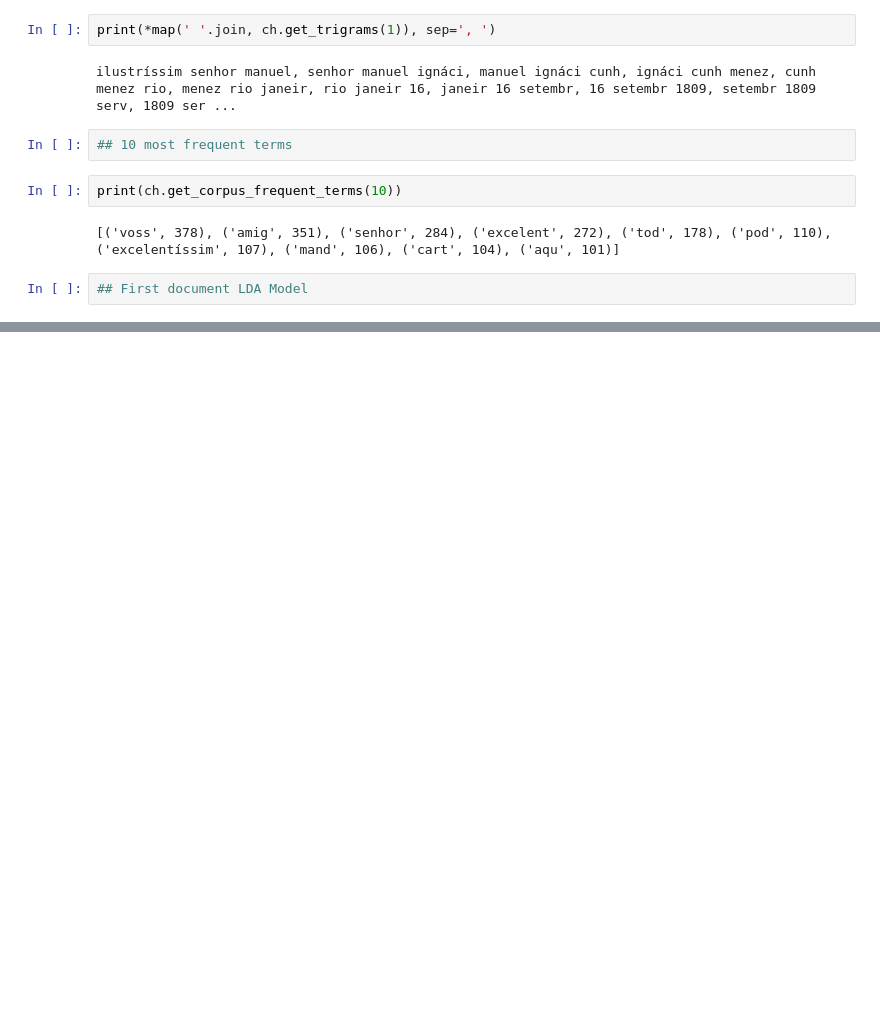
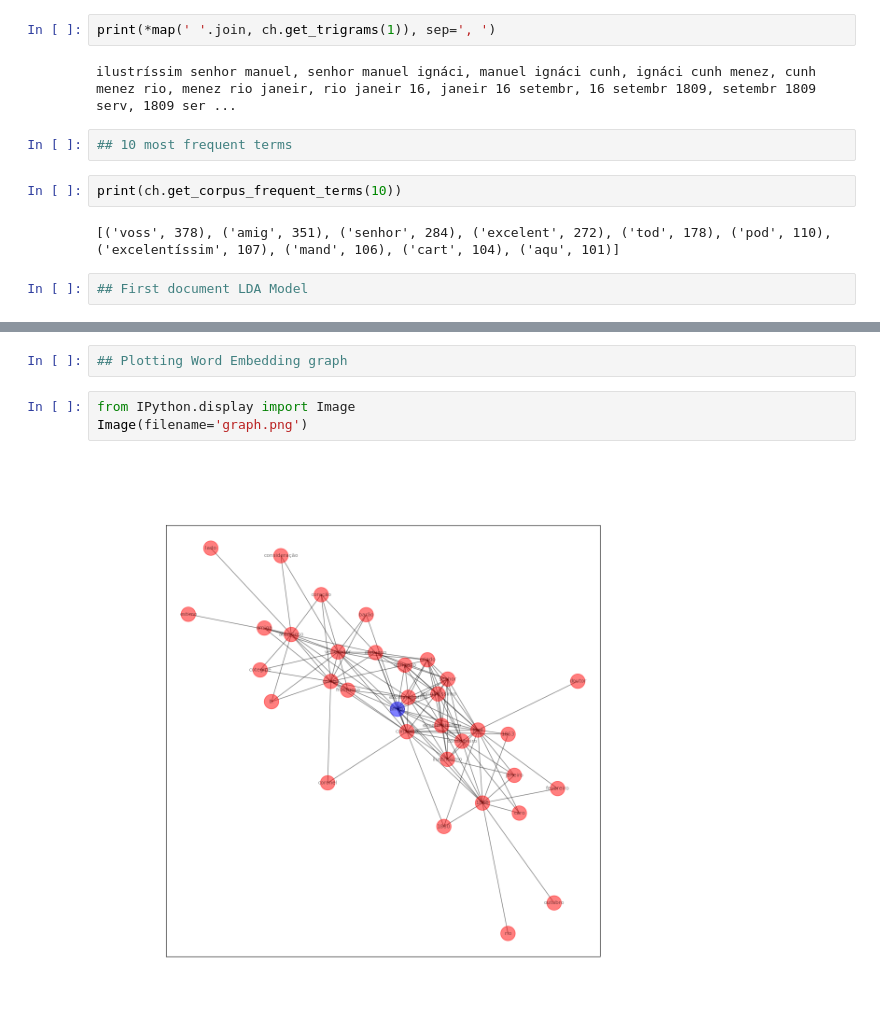
Before and after one commit to guilhermenoronha/IntroDS, a Jupyter notebook: main.ipynb, the cells around one changed output, grey strips where cells are left out. Saved outputs shown, nothing was run; the diff lists cells and outputs as text; blank space fills up the shorter version.

Commit message:
Word Embedding Modelling

```diff
--- a/main.ipynb
+++ b/main.ipynb
@@ -31,0 +39,7 @@ print(lda.print_topics(num_topics=1, num_words=3))
+# %%
+## Plotting Word Embedding graph
+# %%
+from IPython.display import Image
+Image(filename='graph.png')
+# %% [output]
+[figure, added]
```
Also changed, not shown: parts of 3 cells of this notebook, 4 other files.
